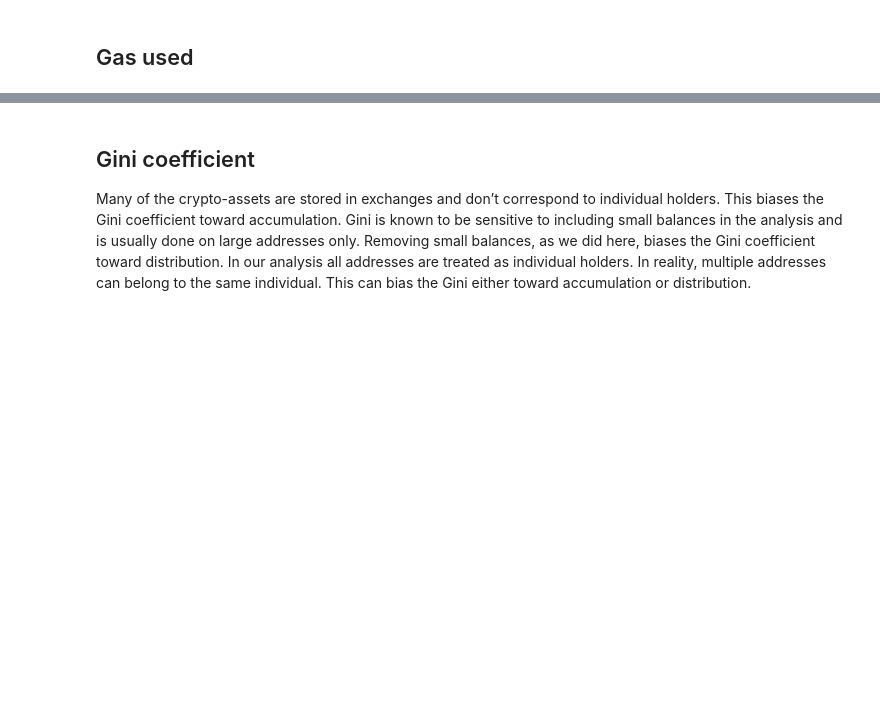
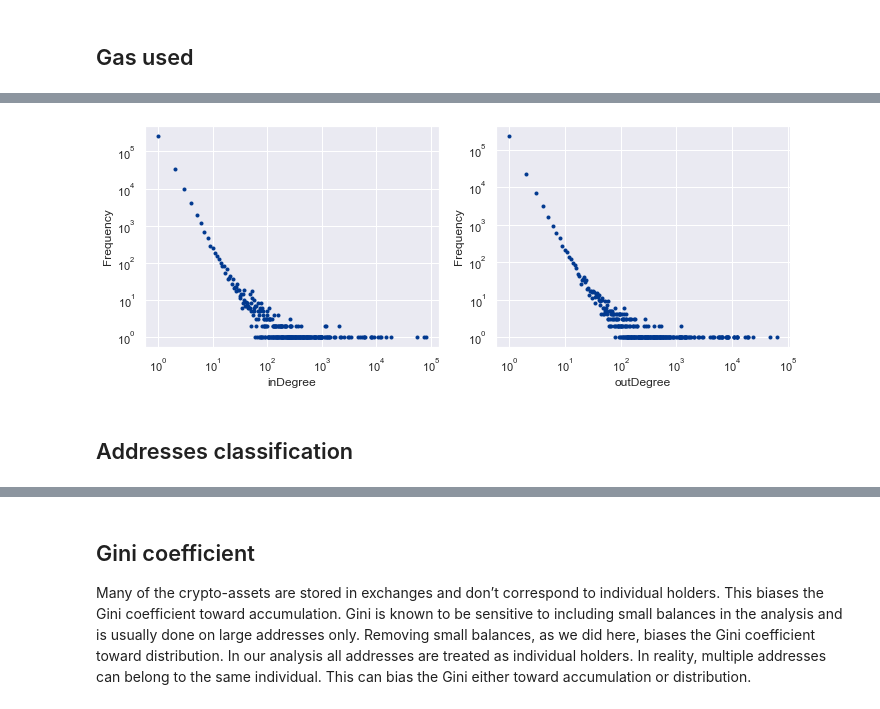
Before and after one commit to frebls/crypto-on-chain, a Jupyter notebook: data_analysis/EDA.ipynb, the cells around one changed output, grey strips where cells are left out. Cells and saved outputs as stored; diff of their text form; code cells hidden in the pictures; blank space fills up the shorter version.

```diff
--- a/data_analysis/EDA.ipynb
+++ b/data_analysis/EDA.ipynb
@@ -161,0 +302,21 @@ order by date
+# %%
+fig, ax = plt.subplots(1, 2, figsize=(10, 4)) #
+
+ax[0].scatter(indegree.indegree, indegree.frequency, color = pal[0], marker = '.')
+ax[0].set_ylabel('Frequency')
+ax[0].set_xlabel('inDegree')
+ax[0].set_yscale('log')
+ax[0].set_xscale('log')
+
+ax[1].scatter(outdegree.outdegree, outdegree.frequency, color = pal[0], marker = '.')
+ax[1].set_ylabel('Frequency')
+ax[1].set_xlabel('outDegree')
+ax[1].set_yscale('log')
+ax[1].set_xscale('log')
+
+plt.tight_layout()
+plt.show()
+# %% [output]
+[figure, added]
+# %% [markdown]
+## Addresses classification
```
Also changed, not shown: parts of 25 cells of this notebook.
